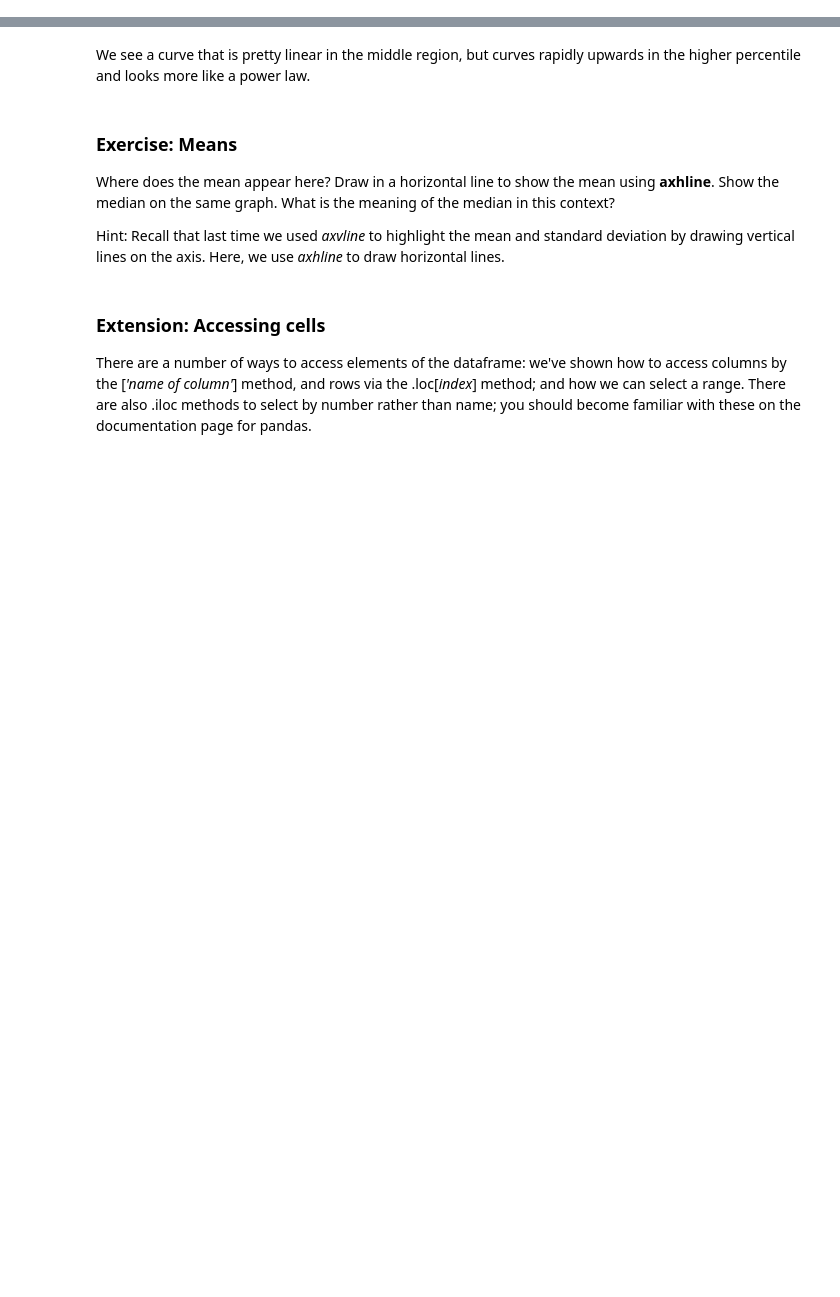
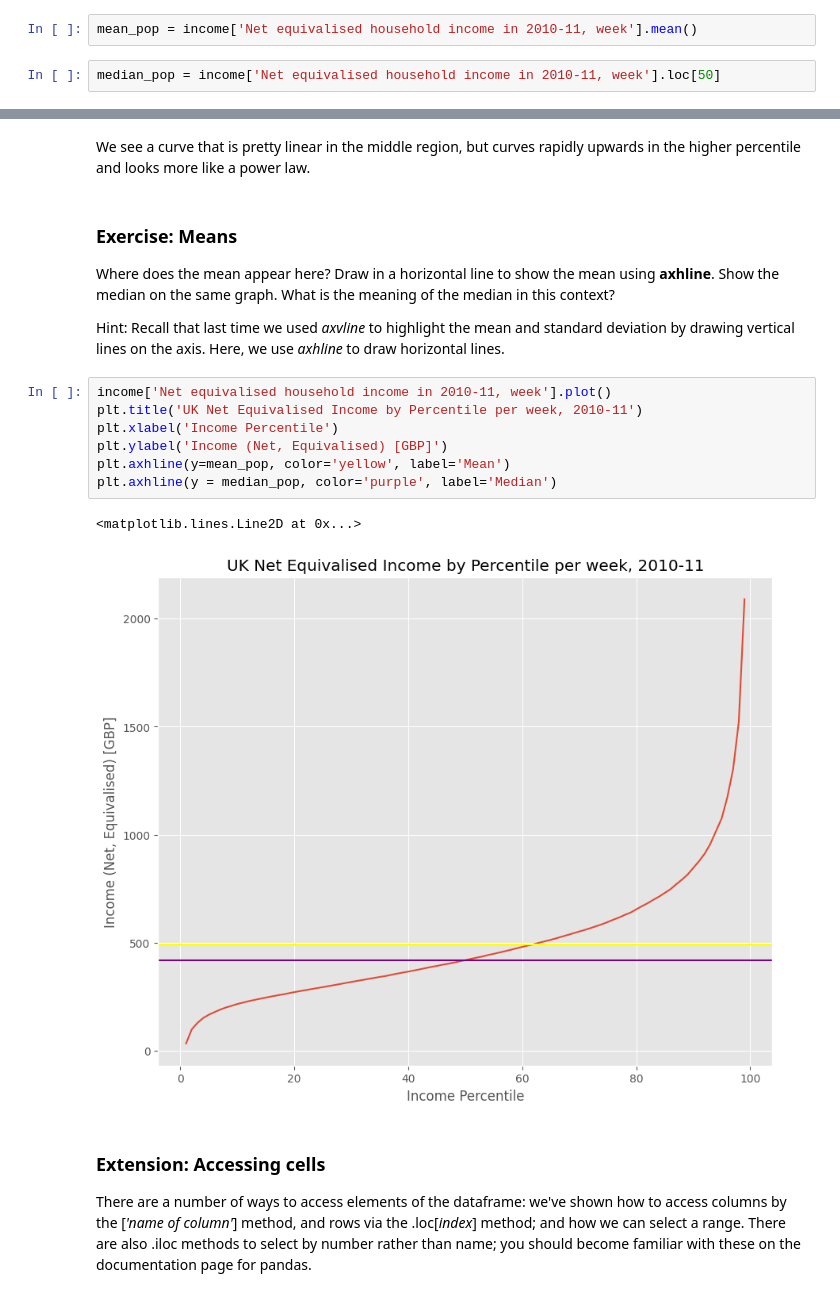
Before and after one commit to isabellajamieson/QM2, a Jupyter notebook: W2_Working_with_Data_in_Pandas.ipynb, the cells around one changed output, grey strips where cells are left out. Cells and saved outputs as stored; diff of their text form; blank space fills up the shorter version.

```diff
--- a/W2_Working_with_Data_in_Pandas.ipynb
+++ b/W2_Working_with_Data_in_Pandas.ipynb
@@ -196,0 +228,4 @@ The income of the 1% is roughly £2000 a week.
+# %%
+mean_pop = income['Net equivalised household income in 2010-11, week'].mean()
+# %%
+median_pop = income['Net equivalised household income in 2010-11, week'].loc[50]
@@ -214,6 +259,16 @@ We see a curve that is pretty linear in the middle region, but curves rapidly up
 Where does the mean appear here? Draw in a horizontal line to show the mean using **axhline**. Show the median on the same graph. What is the meaning of the median in this context?
 
 Hint: Recall that last time we used *axvline* to highlight the mean and standard deviation by drawing vertical lines on the axis. Here, we use *axhline* to draw horizontal lines.
+# %%
+income['Net equivalised household income in 2010-11, week'].plot()
+plt.title('UK Net Equivalised Income by Percentile per week, 2010-11')
+plt.xlabel('Income Percentile')
+plt.ylabel('Income (Net, Equivalised) [GBP]')
+plt.axhline(y=mean_pop, color='yellow', label='Mean')
+plt.axhline(y = median_pop, color='purple', label='Median')
+# %% [output]
+<matplotlib.lines.Line2D at 0x...>
+[figure, added]
 # %% [markdown]
 ### Extension: Accessing cells
 
```
Also changed, not shown: parts of 12 cells of this notebook.
